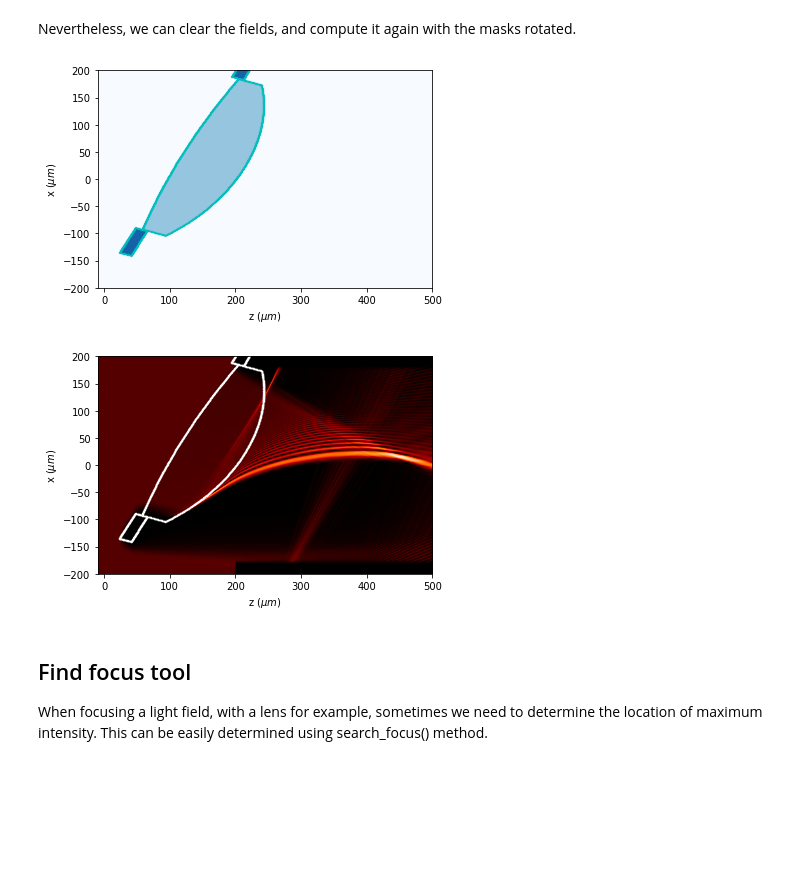
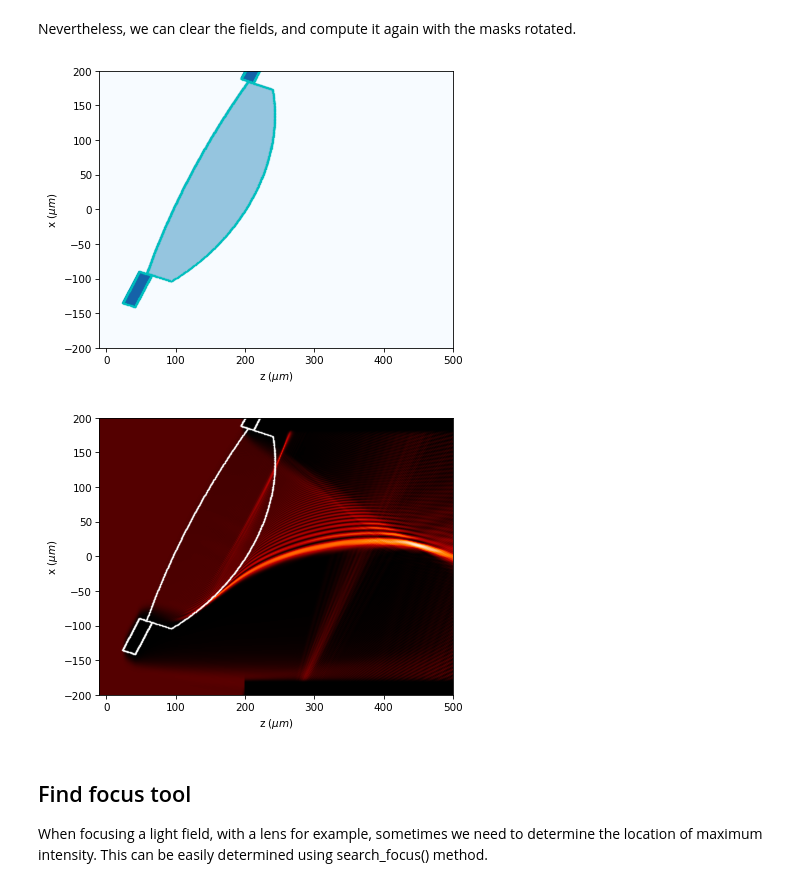
Before and after one commit to aocg-ucm/diffractio, a Jupyter notebook: docs/source/tutorial_scalar/scalar_XZ/tutorial_xz.ipynb, the cells around one changed output. Drawn from its saved outputs; the diff is of its cells as text; code cells hidden in the pictures; blank space fills up the shorter version.

```diff
--- a/docs/source/tutorial_scalar/scalar_XZ/tutorial_xz.ipynb
+++ b/docs/source/tutorial_scalar/scalar_XZ/tutorial_xz.ipynb
@@ -613,36 +614,36 @@ Nevertheless, we can clear the fields, and compute it again with the masks rotat
 # %%
 x0 = np.linspace(-200 * um, 200 * um, 1024)
 z0 = np.linspace(-10 * um, 500 * um, 1024)
 wavelength = 5 * um
 
 u0 = Scalar_source_X(x=x0, wavelength=wavelength)
 u0.plane_wave(A=1, theta=0 * degrees)
 
 u1 = Scalar_mask_XZ(x=x0, z=z0, wavelength=wavelength)
 u1.incident_field(u0)
 
 u1.lens_convergent(r0=(0, 50),
                    aperture=300 * um,
                    radius=(1000 * um, -250 * um),
                    thickness=100 * um,
                    refractive_index=2,
                    angle=0 * degrees,
                    mask=(20 * um, 3 + 0.5j))
 
 u1.rotate_field(angle=22.5 * degrees, center_rotation=(0, 100*um), kind='all')
 edges = u1.surface_detection()
-u1.draw_refractive_index(draw_borders=True)
+u1.draw_refractive_index(draw_borders=True, scale='scaled')
 # %% [output]
-[figure, old version]
+[figure, new version]
 # %%
 u1.smooth_refractive_index(type_filter=2,
                            pixels_filtering=8,
                            max_diff_filter=0.05,
                            draw_check=False)
 u1.BPM(verbose=False, has_edges=200)
-u1.draw(logarithm=True, draw_borders=True, edge_matrix=edges)
+u1.draw(logarithm=True, draw_borders=True, edge_matrix=edges, scale='scaled')
 # %% [output]
-[figure, old version]
+[figure, new version]
 # %% [markdown]
 ## Find focus tool
 When focusing a light field, with a lens for example, sometimes we need to determine the location of maximum intensity. This can be easily determined using search_focus() method.
```
Also changed, not shown: parts of 40 cells of this notebook, 16 other files.
